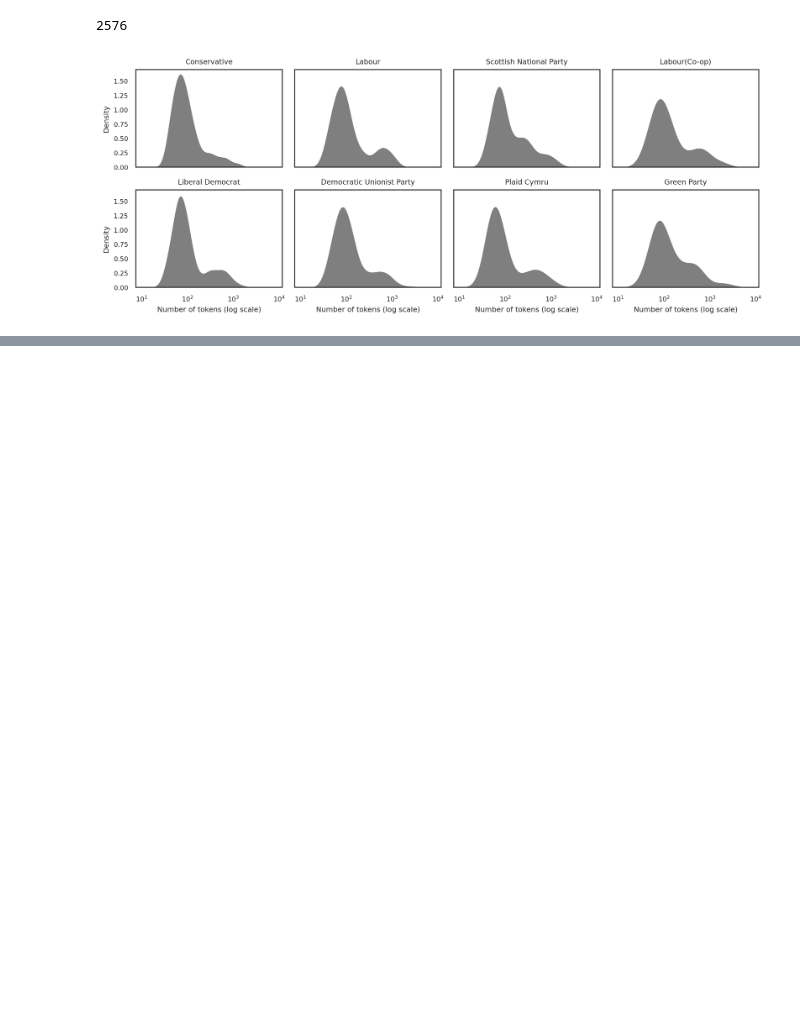
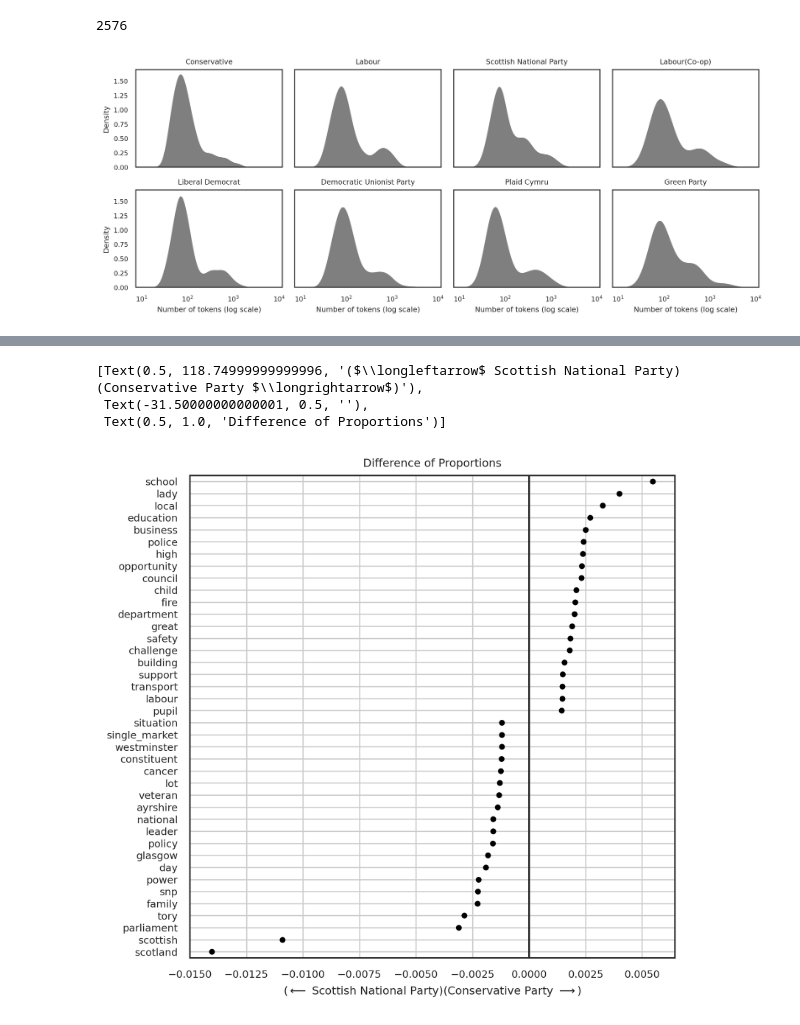
Before and after one commit to ramonzamora89/Ciencias-Sociales-Computacionales, a Jupyter notebook: notebooks/anlisisExploratiorioDeTexto.ipynb, the cells around one changed output, grey strips where cells are left out. Drawn from its saved outputs; the diff is of its cells as text; code cells hidden in the pictures; blank space fills up the shorter version.

```diff
--- a/notebooks/anlisisExploratiorioDeTexto.ipynb
+++ b/notebooks/anlisisExploratiorioDeTexto.ipynb
@@ -118,0 +155,4 @@ plt.show()
+# %%
+count_matrix = count_vectorizer.fit_transform(preprocessed)
+vocabulary = count_vectorizer.get_feature_names_out()
+count_matrix.shape
@@ -118,0 +184,5 @@ plt.show()
+# %%
+party_counts = sparse_groupby(sampled_speeches['party'], count_matrix, vocabulary)
+results = party_counts.div(party_counts.sum(axis=1), axis=0)
+results_t = results.T
+results_t.sample(20, random_state=10061986)
@@ -118,0 +251,5 @@ plt.show()
+# %%
+diff_con_snp = results_t['Conservative'] - results_t['Scottish National Party']
+diff_con_snp.sort_values(ascending=False, inplace=True)
+con_not_snp = diff_con_snp.head(20)
+con_not_snp
@@ -118,0 +274,3 @@ plt.show()
+# %%
+lab_not_snp = diff_con_snp.tail(20)
+lab_not_snp
@@ -118,0 +295,12 @@ plt.show()
+# %%
+dop = pd.concat([con_not_snp, lab_not_snp])
+fig, ax = plt.subplots(figsize = (6, 6))
+sns.swarmplot(x=dop, y=dop.index, color='black', size=4)
+ax.axvline(0)
+plt.grid()
+ax.set(xlabel=r'($\longleftarrow$ Scottish National Party)(Conservative Party $\longrightarrow$)', ylabel='', title='Difference of Proportions')
+# %% [output]
+[Text(0.5, 118.74999999999996, '($\\longleftarrow$ Scottish National Party)(Conservative Party $\\longrightarrow$)'),
+ Text(-31.50000000000001, 0.5, ''),
+ Text(0.5, 1.0, 'Difference of Proportions')]
+[figure, added]
```
Also changed, not shown: parts of 18 cells of this notebook, 2 other files.
